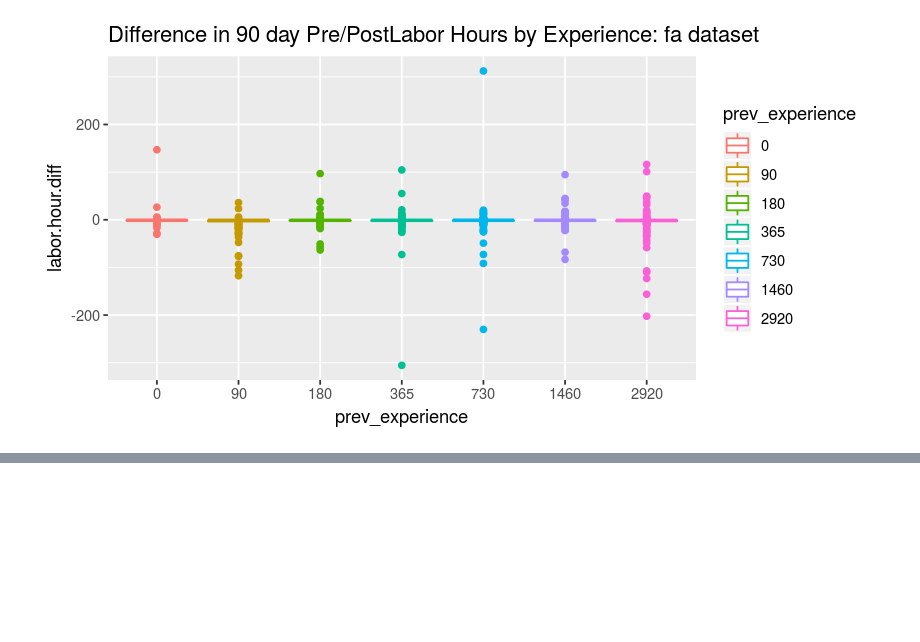
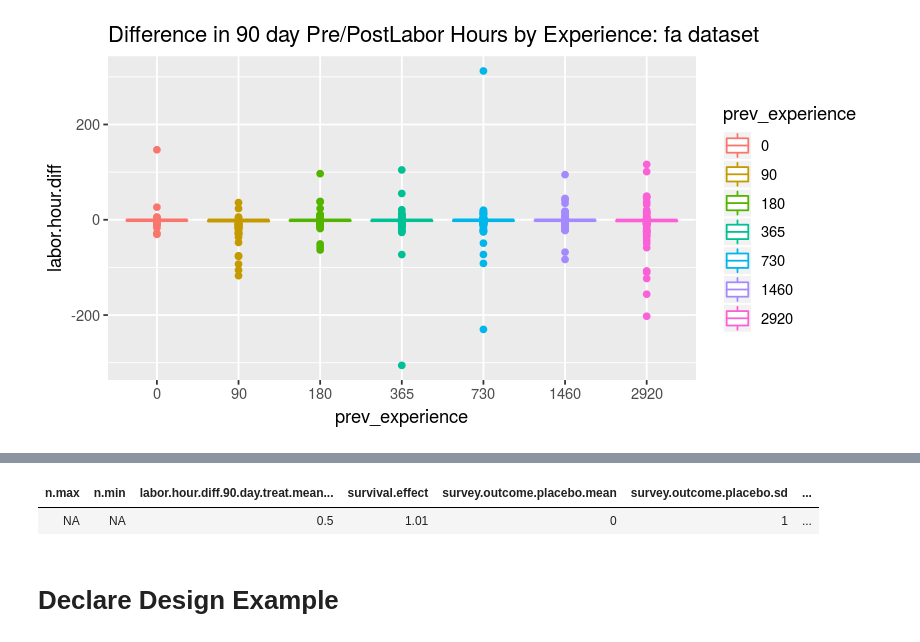
Before and after one commit to citizensandtech/CivilServant-Wikipedia-Analysis, a Jupyter notebook: power-analysis/thankee-experiment-2019/thanks-recipient-experiment-power-analysis-R.ipynb, the cells around one changed output, grey strips where cells are left out. Saved outputs shown, nothing was run; the diff lists cells and outputs as text; code cells hidden in the pictures; blank space fills up the shorter version.

Commit message:
refactored survival analysis to a separate file, added initial configuration dataframe for experiment assumptions

```diff
--- a/power-analysis/thankee-experiment-2019/thanks-recipient-experiment-power-analysis-R.ipynb
+++ b/power-analysis/thankee-experiment-2019/thanks-recipient-experiment-power-analysis-R.ipynb
@@ -668,2 +481,0 @@ generate.account.period.dataframe <- function(power.df){
-# %%
-de.account.periods.df <- generate.account.period.dataframe(de.power.df)
@@ -841,0 +538,7 @@ Number of Fisher Scoring iterations: 5
+# %%
+pa.config
+# %% [output]
+| n.max | n.min | labor.hour.diff.90.day.treat.mean... | survival.effect | survey.outcome.placebo.mean | survey.outcome.placebo.sd | ... |
+| NA | NA | 0.5 | 1.01 | 0 | 1 | ... |
+# %% [markdown]
+# Declare Design Example
```
Also changed, not shown: parts of 29 cells of this notebook, 1 other file.
